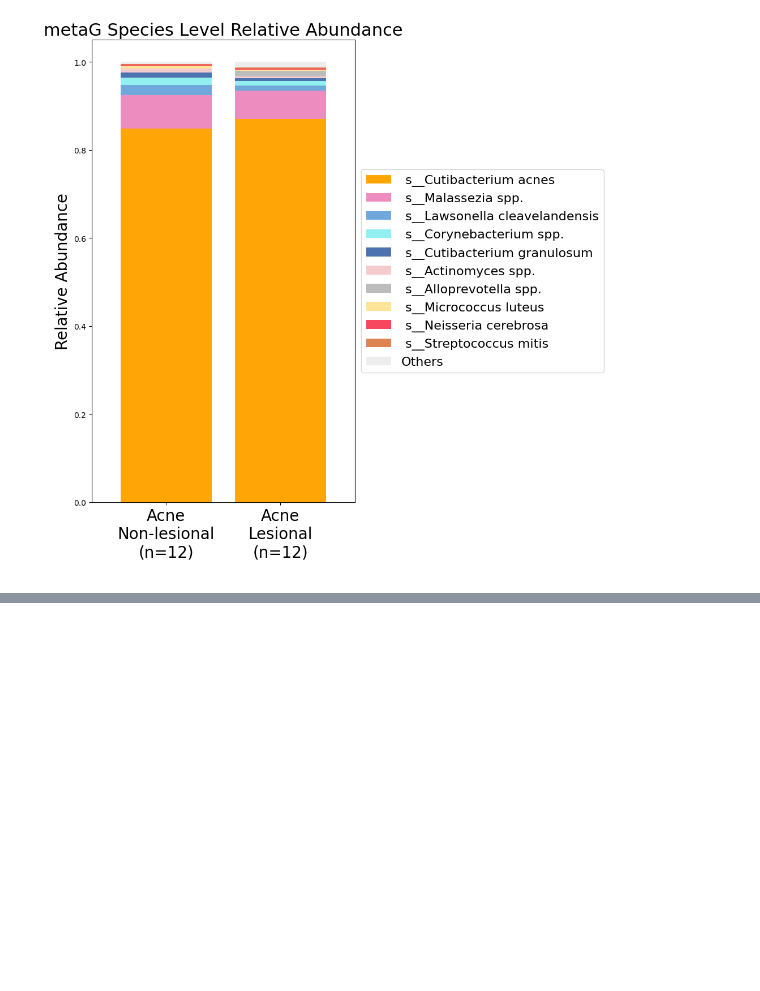
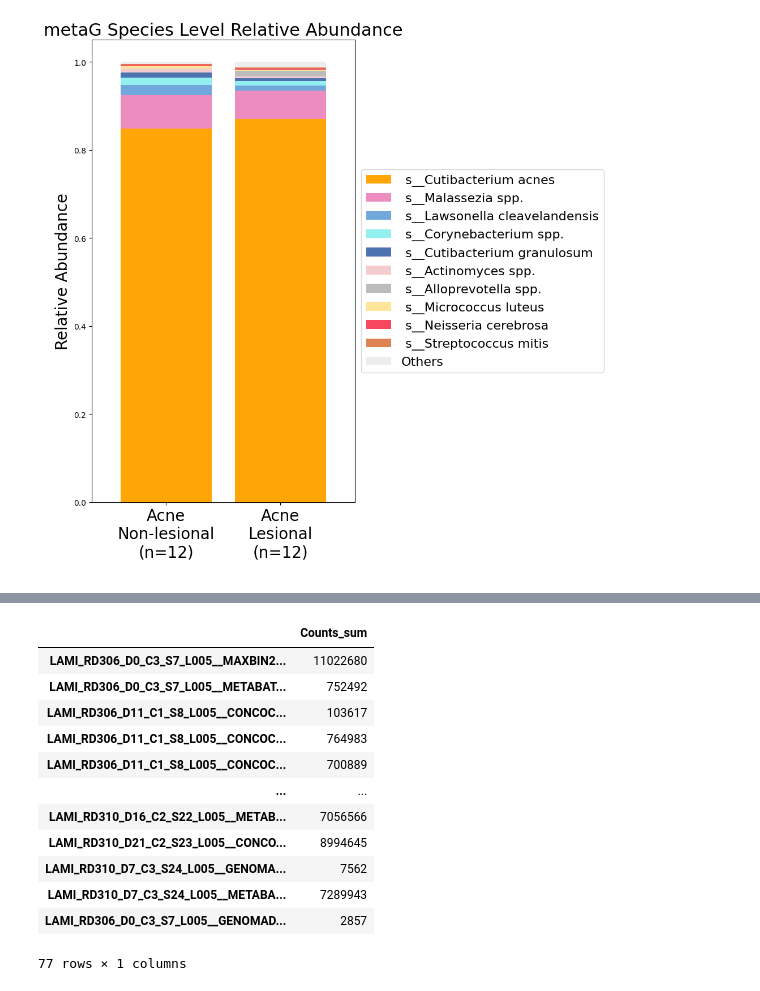
Before and after one commit to knightlab-analyses/Acne_Longitudinal_Microbiome, a Jupyter notebook: Notebooks/metaG_relative_abundance.ipynb, the cells around one changed output, grey strips where cells are left out. Cells and saved outputs as stored; diff of their text form; code cells hidden in the pictures; blank space fills up the shorter version.

```diff
--- a/Notebooks/metaG_relative_abundance.ipynb
+++ b/Notebooks/metaG_relative_abundance.ipynb
@@ -186,0 +217,33 @@ for biom_key, biom_path in biom_paths.items():
+# %%
+# Read in SLCs table from veba
+SLCs_raw = pd.read_csv('../Data/metaG/VEBA_analysis/output_files/X_mags.with_taxonomy.with_slcs_name.csv')
+
+# Set the 'sample_mag' column as the index
+SLCs_raw = SLCs_raw.set_index('sample_mag')
+SLCs_raw.index.name = None
+
+# Remove unneeded columns from this
+columns_to_remove = ['SLC', 'organism_type', 'taxonomy', 'name']
+SLCs = SLCs_raw.drop(columns=columns_to_remove, errors='ignore')
+
+# Add a new column 'row_sum' that contains the sum of all values in each row
+SLCs['Counts_sum'] = SLCs.sum(axis=1)
+
+# Remove columns that start with 'LAMI'
+SLCs = SLCs.drop(columns=[col for col in SLCs.columns if col.startswith('LAMI')])
+
+SLCs
+# %% [output]
+|  | Counts_sum |
+| LAMI_RD306_D0_C3_S7_L005__MAXBIN2... | 11022680 |
+| LAMI_RD306_D0_C3_S7_L005__METABAT... | 752492 |
+| LAMI_RD306_D11_C1_S8_L005__CONCOC... | 103617 |
+| LAMI_RD306_D11_C1_S8_L005__CONCOC... | 764983 |
+| LAMI_RD306_D11_C1_S8_L005__CONCOC... | 700889 |
+| ... | ... |
+| LAMI_RD310_D16_C2_S22_L005__METAB... | 7056566 |
+| LAMI_RD310_D21_C2_S23_L005__CONCO... | 8994645 |
+| LAMI_RD310_D7_C3_S24_L005__GENOMA... | 7562 |
+| LAMI_RD310_D7_C3_S24_L005__METABA... | 7289943 |
+| LAMI_RD306_D0_C3_S7_L005__GENOMAD... | 2857 |
+77 rows × 1 columns
```
Also changed, not shown: parts of 8 cells of this notebook.
